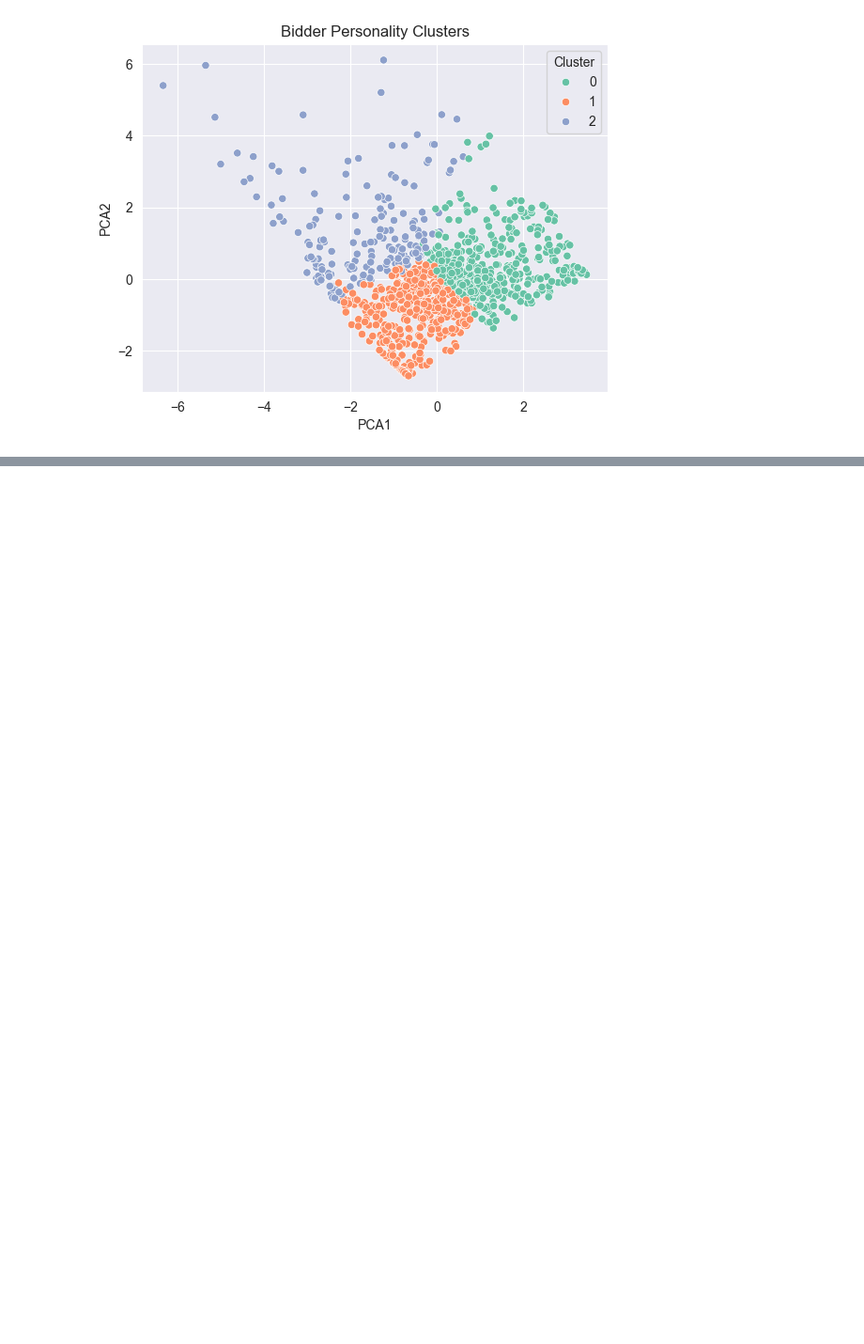
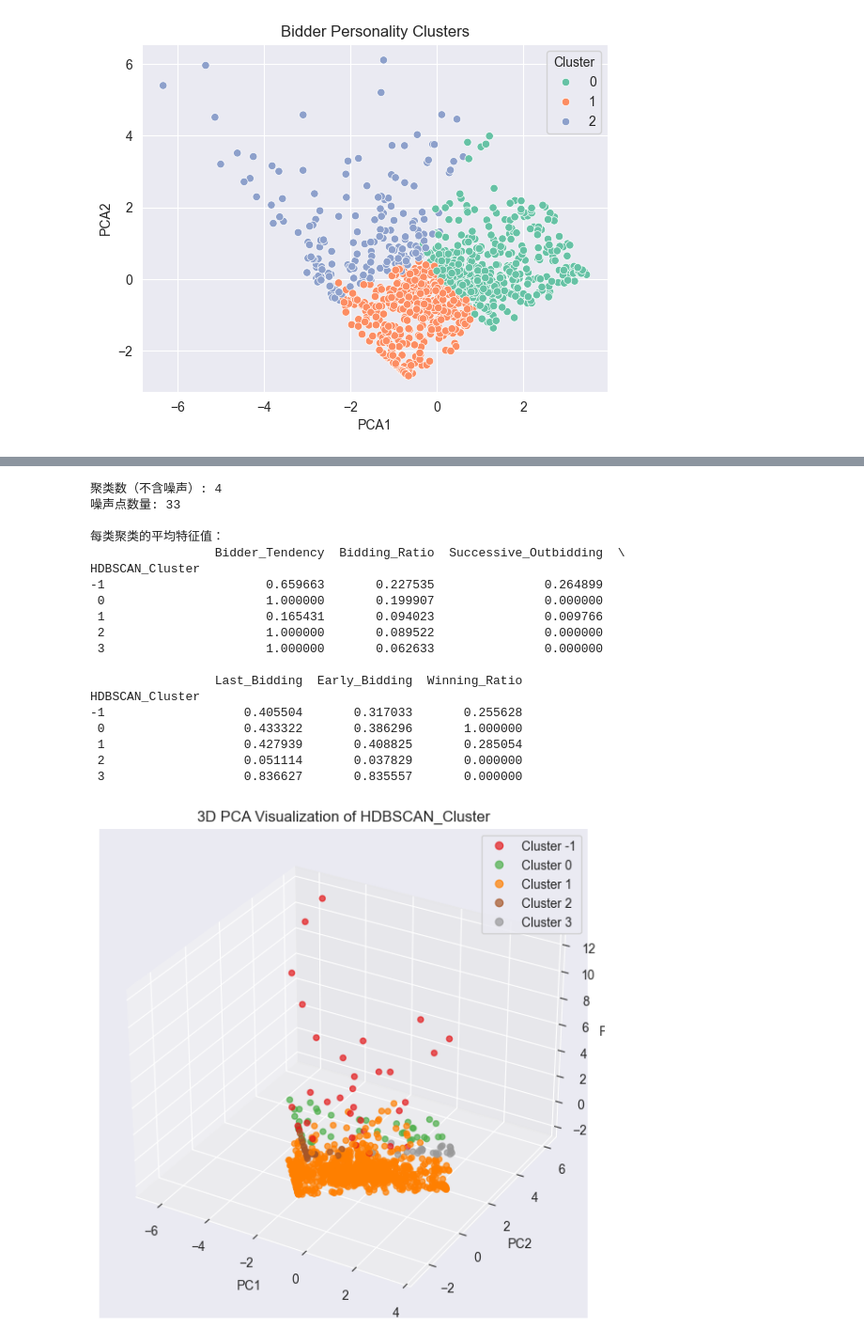
Before and after one commit to Hastur0518/NIS3317, a Jupyter notebook: 聚类/NIS3317.ipynb, the cells around one changed output, grey strips where cells are left out. Shown at 94% size. Cells and saved outputs as stored; diff of their text form; code cells hidden in the pictures; blank space fills up the shorter version.

```diff
--- a/聚类/NIS3317.ipynb
+++ b/聚类/NIS3317.ipynb
@@ -65,0 +99,72 @@ plt.show()
+# %%
+import pandas as pd
+import hdbscan
+from sklearn.preprocessing import StandardScaler
+from sklearn.decomposition import PCA
+import matplotlib.pyplot as plt
+import seaborn as sns
+
+# 5. HDBSCAN 聚类
+clusterer = hdbscan.HDBSCAN(min_cluster_size=10, min_samples=5)
+user_df['HDBSCAN_Cluster'] = clusterer.fit_predict(X_scaled)
+
+# 6. 查看聚类数量和噪声点数量
+n_clusters = len(set(user_df['HDBSCAN_Cluster'])) - (1 if -1 in user_df['HDBSCAN_Cluster'].values else 0)
+n_noise = list(user_df['HDBSCAN_Cluster']).count(-1)
+
+print(f"聚类数（不含噪声）: {n_clusters}")
+print(f"噪声点数量: {n_noise}")
+print("\n每类聚类的平均特征值：")
+print(user_df.groupby('HDBSCAN_Cluster')[selected_features].mean())
+
+from sklearn.decomposition import PCA
+
+# 对数据进行 3 维 PCA 降维
+pca_3d = PCA(n_components=3)
+X_pca_3d = pca_3d.fit_transform(X_scaled)
+
+import matplotlib.pyplot as plt
+from mpl_toolkits.mplot3d import Axes3D  # 必须引入
+
+# 新建 3D 图形
+fig = plt.figure(figsize=(10, 7))
+ax = fig.add_subplot(111, projection='3d')
+
+# 绘制散点图，按 GMM 聚类标签着色
+scatter = ax.scatter(
+    X_pca_3d[:, 0], X_pca_3d[:, 1], X_pca_3d[:, 2],
+    c=user_df['HDBSCAN_Cluster'],  # 或其他聚类结果，如 KMeans_Cluster
+    cmap='Set1', s=20, alpha=0.7
+)
+
+# 设置标签
+ax.set_xlabel("PC1")
+ax.set_ylabel("PC2")
+ax.set_zlabel("PC3")
+ax.set_title("3D PCA Visualization of HDBSCAN_Cluster")
+
+# 添加图例
+legend_labels = [f"Cluster {i}" for i in sorted(user_df['HDBSCAN_Cluster'].unique())]
+plt.legend(handles=scatter.legend_elements()[0], labels=legend_labels)
+plt.show()
+# %% [output]
+聚类数（不含噪声）: 4
+噪声点数量: 33
+
+每类聚类的平均特征值：
+                 Bidder_Tendency  Bidding_Ratio  Successive_Outbidding  \
+HDBSCAN_Cluster
+-1                      0.659663       0.227535               0.264899
+ 0                      1.000000       0.199907               0.000000
+ 1                      0.165431       0.094023               0.009766
+ 2                      1.000000       0.089522               0.000000
+ 3                      1.000000       0.062633               0.000000
+
+                 Last_Bidding  Early_Bidding  Winning_Ratio
+HDBSCAN_Cluster
+-1                   0.405504       0.317033       0.255628
+ 0                   0.433322       0.386296       1.000000
+ 1                   0.427939       0.408825       0.285054
+ 2                   0.051114       0.037829       0.000000
+ 3                   0.836627       0.835557       0.000000
+[figure, added]
```
Also changed, not shown: parts of 2 cells of this notebook.
